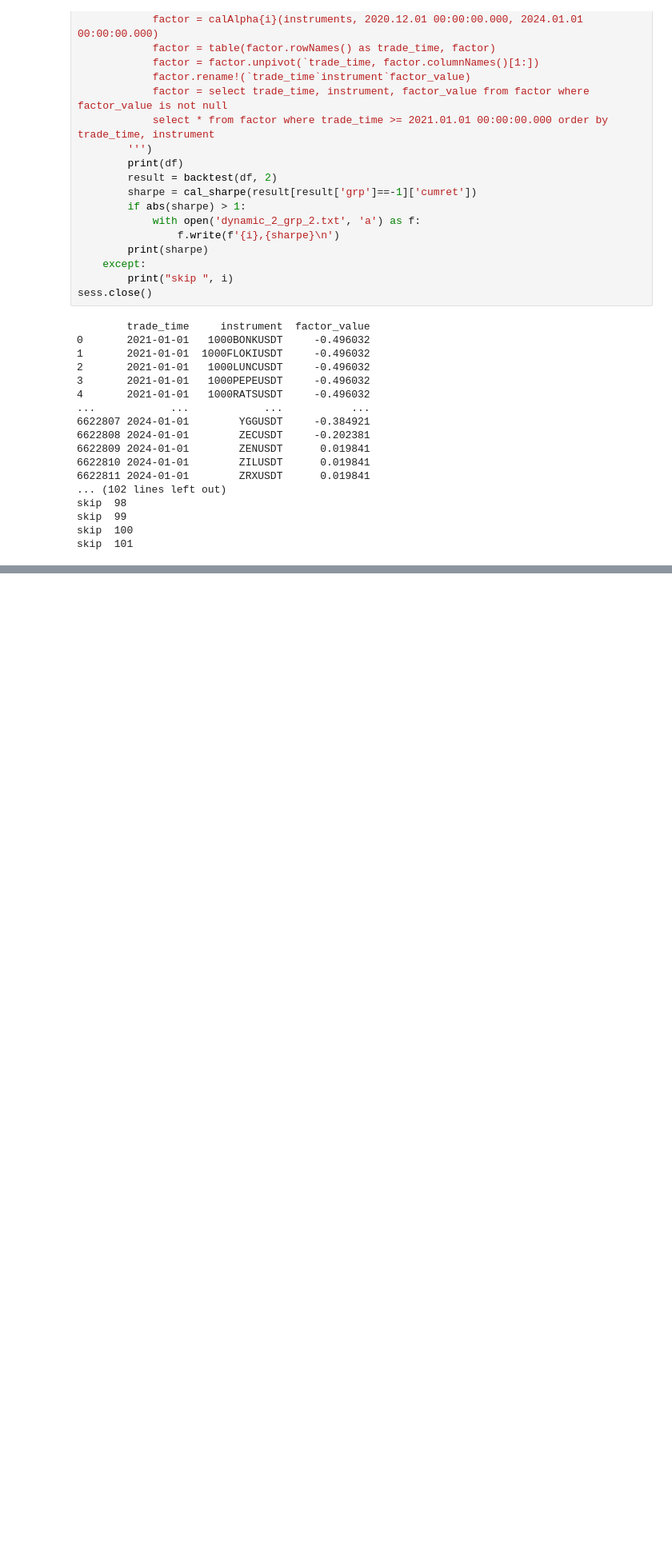
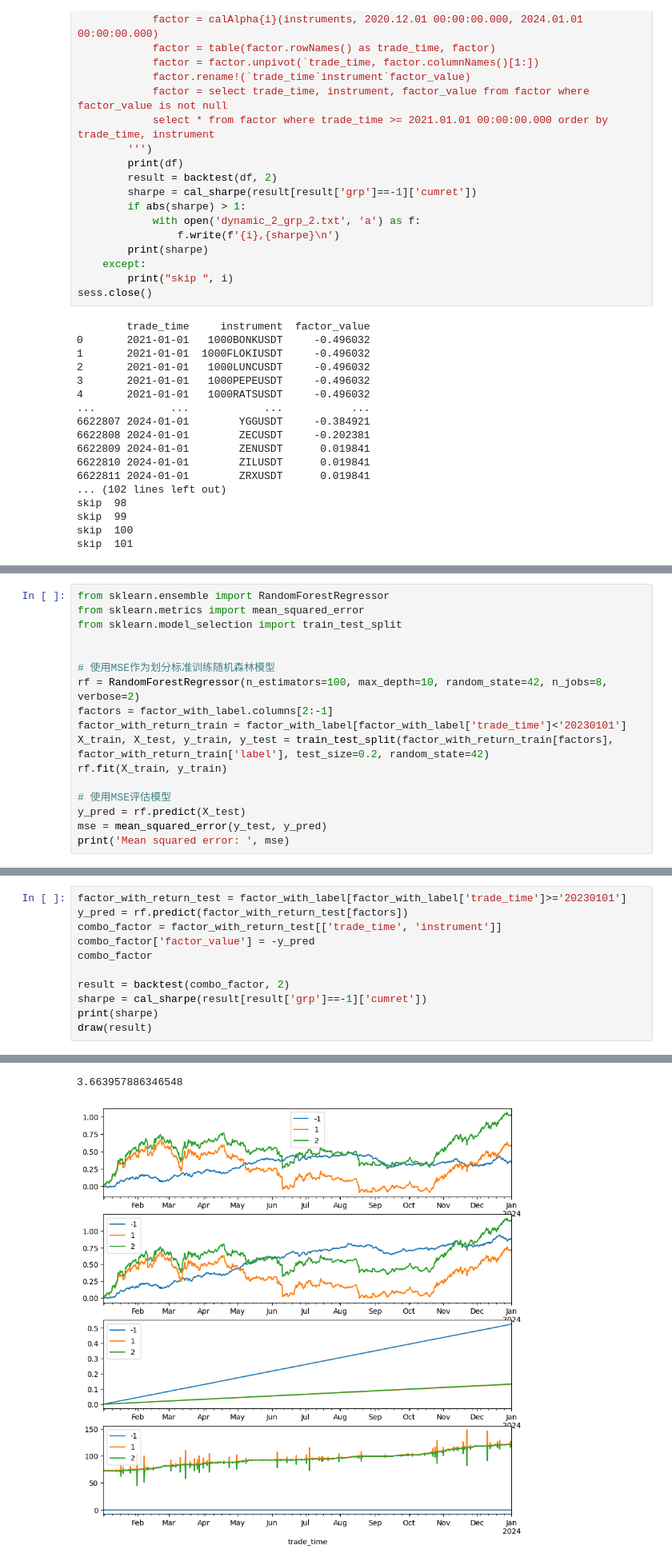
Before and after one commit to zhengow/factor, a Jupyter notebook: backtest.ipynb, the cells around one changed output, grey strips where cells are left out. Shown at 80% size. Saved outputs shown, nothing was run; the diff lists cells and outputs as text; blank space fills up the shorter version.

```diff
--- a/backtest.ipynb
+++ b/backtest.ipynb
@@ -266,0 +311,17 @@ df
+# %%
+from sklearn.ensemble import RandomForestRegressor
+from sklearn.metrics import mean_squared_error
+from sklearn.model_selection import train_test_split
+
+
+# 使用MSE作为划分标准训练随机森林模型
+rf = RandomForestRegressor(n_estimators=100, max_depth=10, random_state=42, n_jobs=8, verbose=2)
+factors = factor_with_label.columns[2:-1]
+factor_with_return_train = factor_with_label[factor_with_label['trade_time']<'20230101']
+X_train, X_test, y_train, y_test = train_test_split(factor_with_return_train[factors], factor_with_return_train['label'], test_size=0.2, random_state=42)
+rf.fit(X_train, y_train)
+
+# 使用MSE评估模型
+y_pred = rf.predict(X_test)
+mse = mean_squared_error(y_test, y_pred)
+print('Mean squared error: ', mse)
@@ -266,0 +378,12 @@ df
+# %%
+factor_with_return_test = factor_with_label[factor_with_label['trade_time']>='20230101']
+y_pred = rf.predict(factor_with_return_test[factors])
+combo_factor = factor_with_return_test[['trade_time', 'instrument']]
+combo_factor['factor_value'] = -y_pred
+combo_factor
+
+result = backtest(combo_factor, 2)
+sharpe = cal_sharpe(result[result['grp']==-1]['cumret'])
+print(sharpe)
+draw(result)
+# %% [output]
@@ -266,0 +398,2 @@ df
+3.663957886346548
+[figure, added]
```
Also changed, not shown: parts of 22 cells of this notebook, 11 other files.
